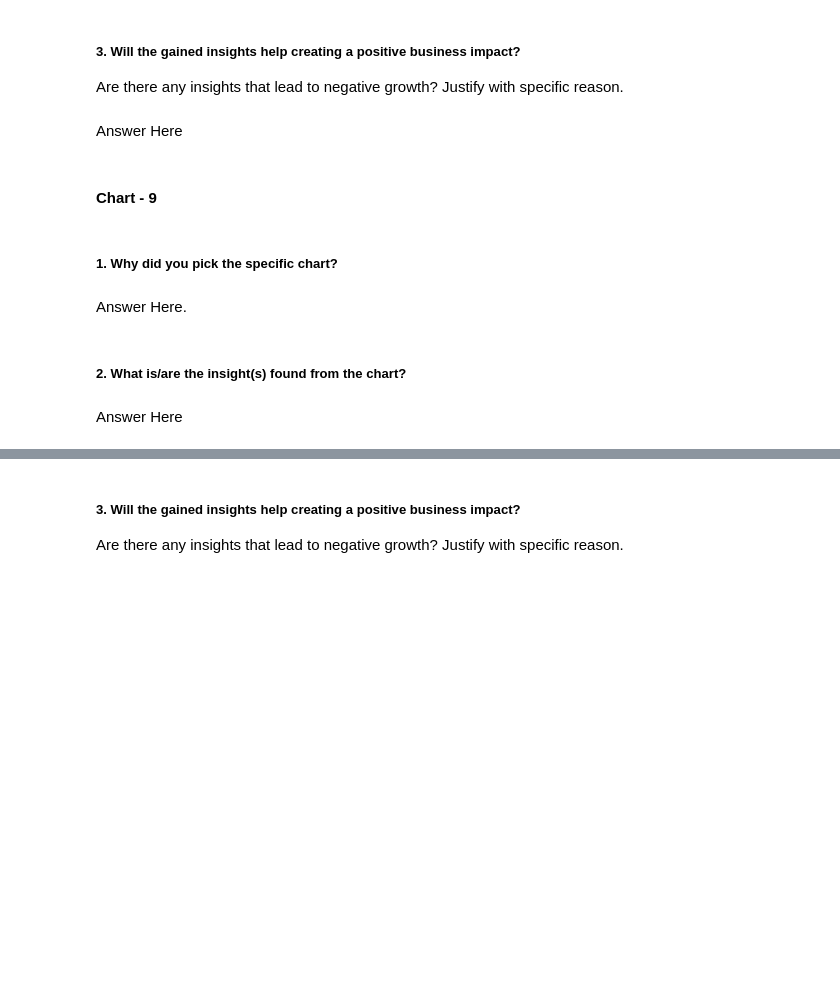
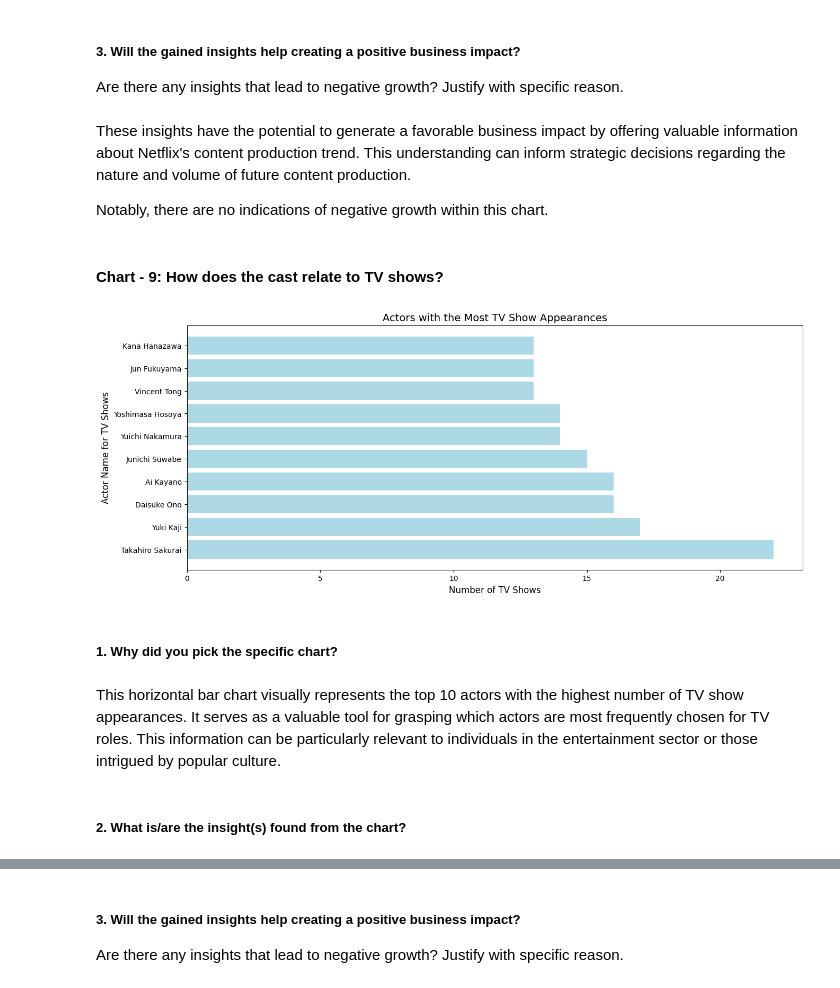
Before and after one commit to DevanshA2511/Netflix-Movies-And-TV-Shows-Clustering-Project, a Jupyter notebook: Netflix_Movies_And_TV_Shows_Clustering_Project.ipynb, the cells around one changed output, grey strips where cells are left out. Drawn from its saved outputs; the diff is of its cells as text; code cells hidden in the pictures; blank space fills up the shorter version.

```diff
--- a/Netflix_Movies_And_TV_Shows_Clustering_Project.ipynb
+++ b/Netflix_Movies_And_TV_Shows_Clustering_Project.ipynb
@@ -624,7 +646,3 @@ Answer Here
 # %% [markdown]
 ##### 3. Will the gained insights help creating a positive business impact?
 Are there any insights that lead to negative growth? Justify with specific reason.
-# %% [markdown]
-Answer Here
-# %% [markdown]
-#### Chart - 9
@@ -633,8 +649,37 @@ Answer Here
+# %% [markdown]
+These insights have the potential to generate a favorable business impact by offering valuable information about Netflix's content production trend. This understanding can inform strategic decisions regarding the nature and volume of future content production.
+
+Notably, there are no indications of negative growth within this chart.
+# %% [markdown]
+#### Chart - 9: How does the cast relate to TV shows?
+# %%
+# Chart - 9 visualization code
+
+# Selecting TV shows with known cast information
+tv_shows = df[(df['type'] == 'TV Show') & ~(df['cast'] == 'Unknown')]
+
+# Counting the number of TV shows each actor has appeared in
+actor_counts = tv_shows['cast'].str.split(', ').explode().value_counts()
+
+# Selecting the top 10 actors with the most TV show appearances
+top_actors = actor_counts.head(10)
+
+# Creating a horizontal bar plot of the top actors
+plt.figure(figsize=(15, 6))
+plt.barh(top_actors.index, top_actors.values, color='lightblue')
+
+# Adding labels and a title to the chart
+plt.xlabel('Number of TV Shows', fontsize=12)
+plt.ylabel('Actor Name for TV Shows', fontsize=12)
+plt.title('Actors with the Most TV Show Appearances', fontsize=14)
+
+# Displaying the plot
+plt.show()
+# %% [output]
+[figure, added]
 # %% [markdown]
 ##### 1. Why did you pick the specific chart?
-# %% [markdown]
-Answer Here.
+# %% [markdown]
+This horizontal bar chart visually represents the top 10 actors with the highest number of TV show appearances. It serves as a valuable tool for grasping which actors are most frequently chosen for TV roles. This information can be particularly relevant to individuals in the entertainment sector or those intrigued by popular culture.
 # %% [markdown]
 ##### 2. What is/are the insight(s) found from the chart?
-# %% [markdown]
-Answer Here
```
Also changed, not shown: parts of 42 cells of this notebook.
